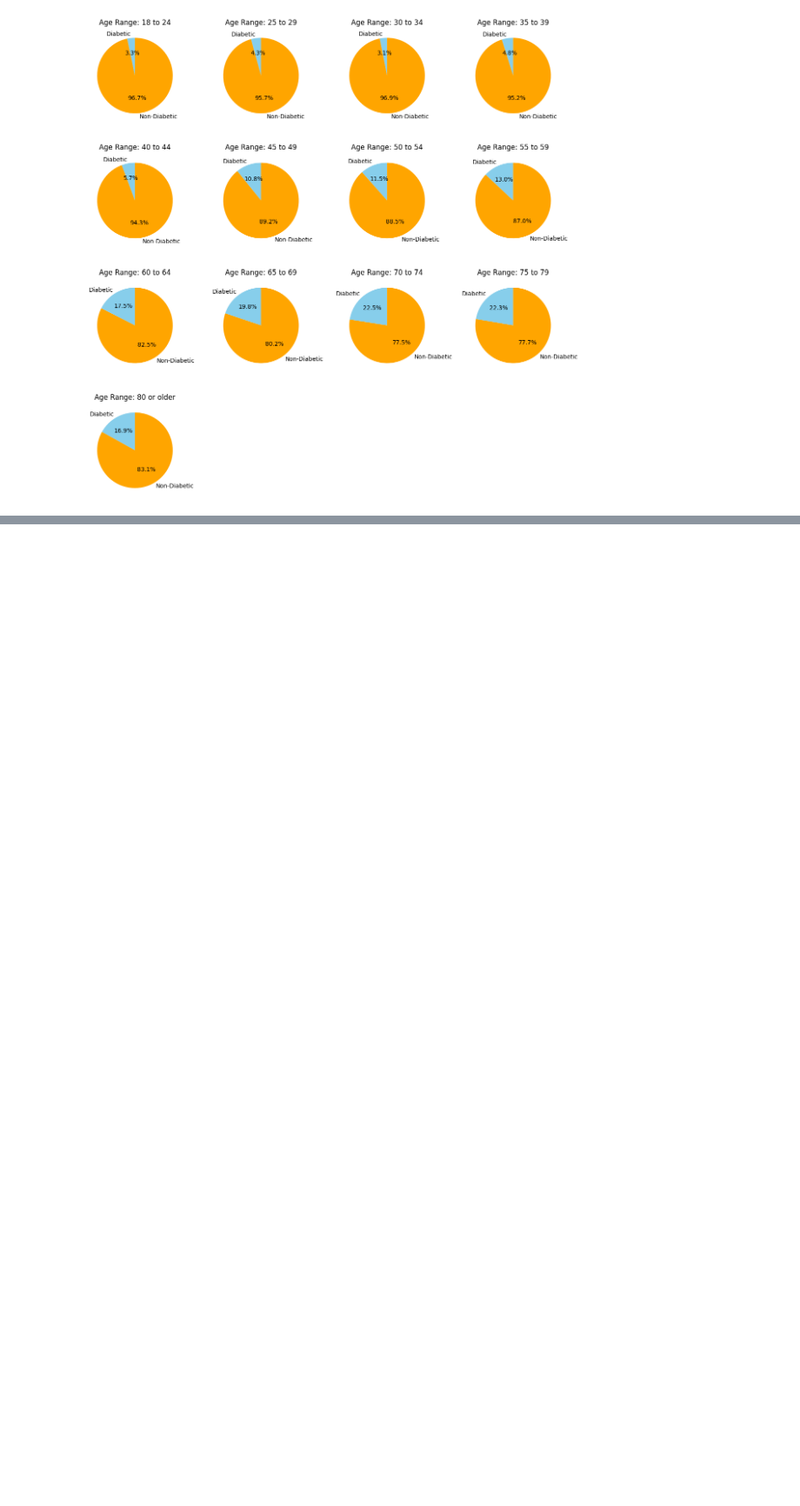
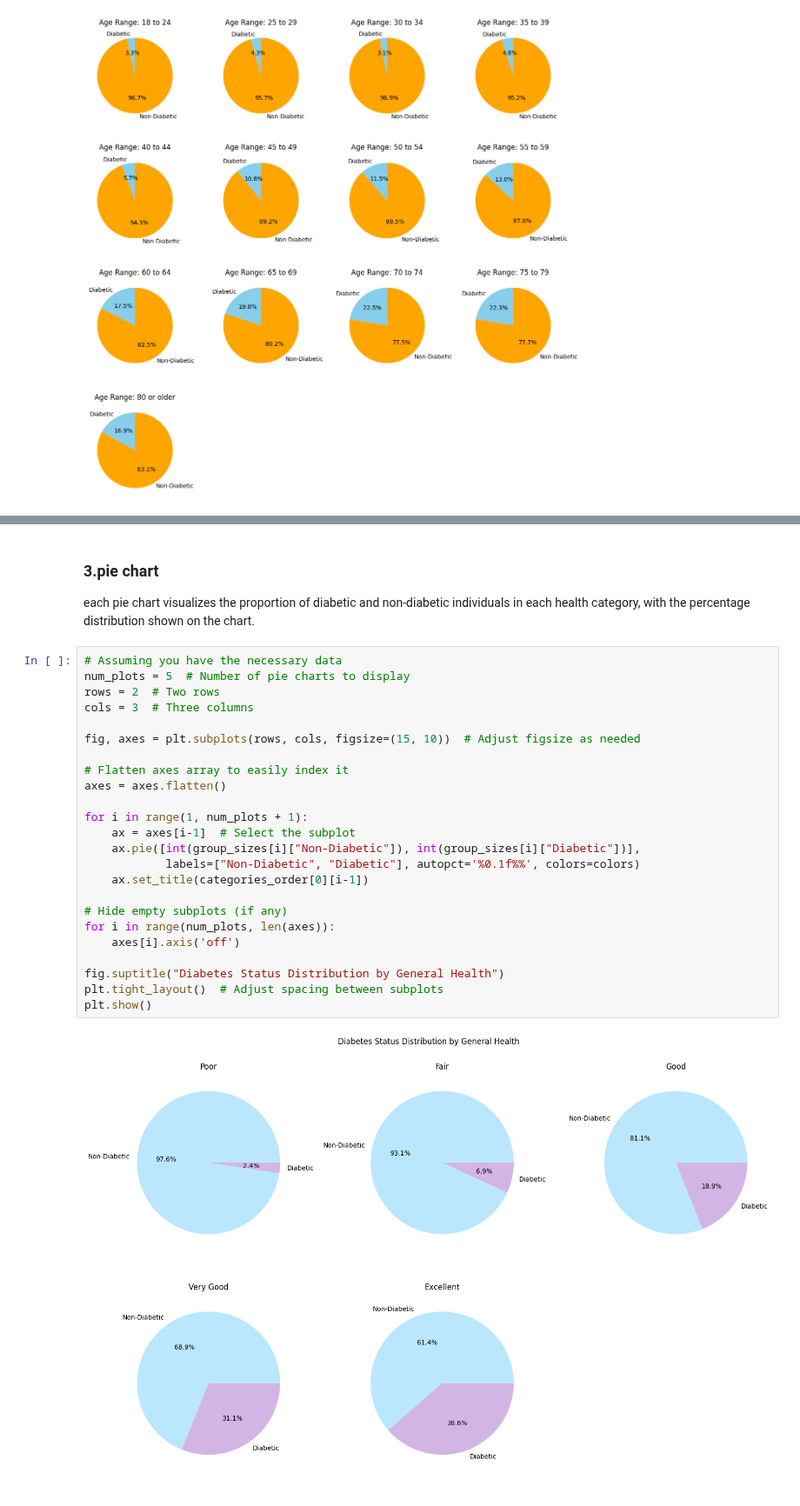
Before and after one commit to amjadAwad95/diabetes-prediction, a Jupyter notebook: src/EDA.ipynb, the cells around one changed output, grey strips where cells are left out. Shown at 87% size. Cells and saved outputs as stored; diff of their text form; blank space fills up the shorter version.

```diff
--- a/src/EDA.ipynb
+++ b/src/EDA.ipynb
@@ -185,0 +267,29 @@ plt.show()
+# %% [markdown]
+### 3.pie chart
+each pie chart visualizes the proportion of diabetic and non-diabetic individuals in each health category, with the percentage distribution shown on the chart.
+# %%
+# Assuming you have the necessary data
+num_plots = 5  # Number of pie charts to display
+rows = 2  # Two rows
+cols = 3  # Three columns
+
+fig, axes = plt.subplots(rows, cols, figsize=(15, 10))  # Adjust figsize as needed
+
+# Flatten axes array to easily index it
+axes = axes.flatten()
+
+for i in range(1, num_plots + 1):
+    ax = axes[i-1]  # Select the subplot
+    ax.pie([int(group_sizes[i]["Non-Diabetic"]), int(group_sizes[i]["Diabetic"])],
+            labels=["Non-Diabetic", "Diabetic"], autopct='%0.1f%%', colors=colors)
+    ax.set_title(categories_order[0][i-1])
+
+# Hide empty subplots (if any)
+for i in range(num_plots, len(axes)):
+    axes[i].axis('off')
+
+fig.suptitle("Diabetes Status Distribution by General Health")
+plt.tight_layout()  # Adjust spacing between subplots
+plt.show()
+# %% [output]
+[figure, added]
```
Also changed, not shown: parts of 18 cells of this notebook.
